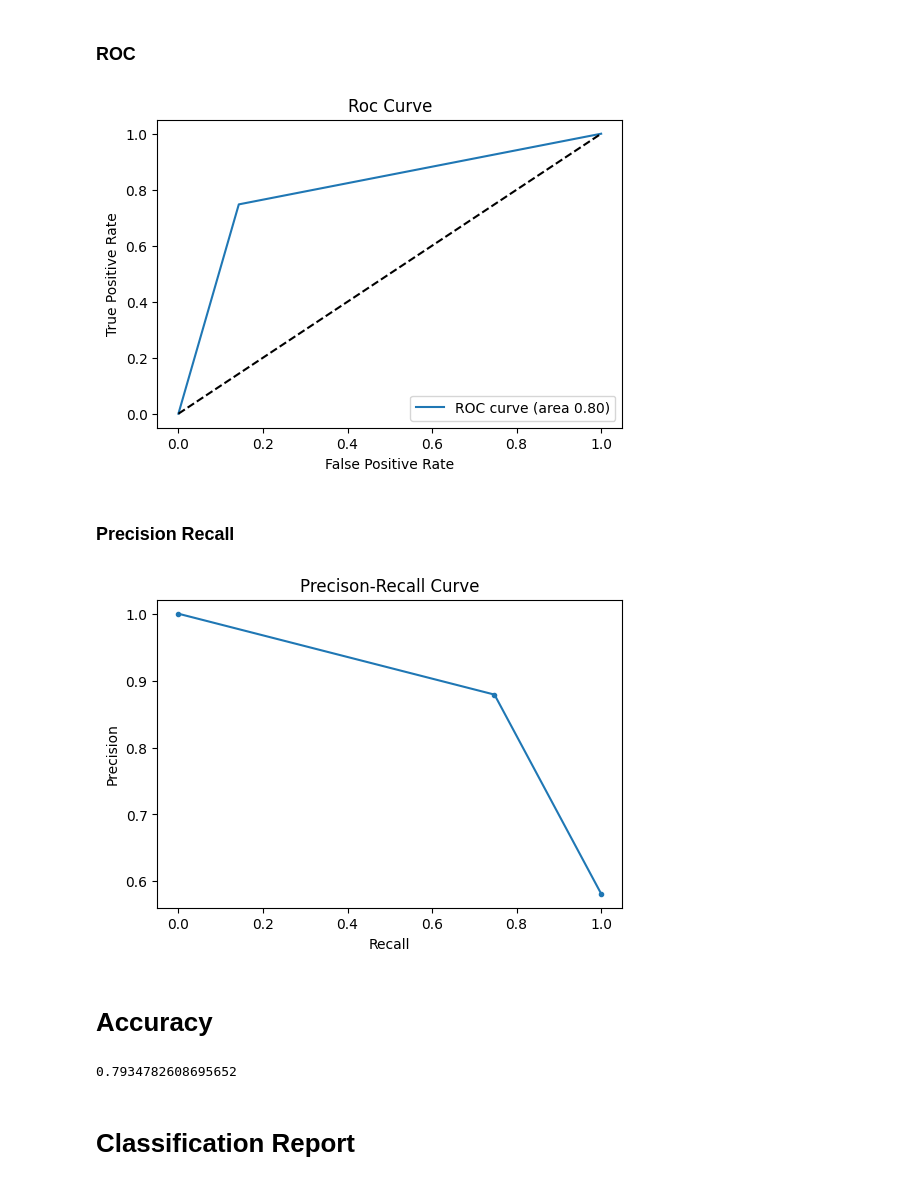
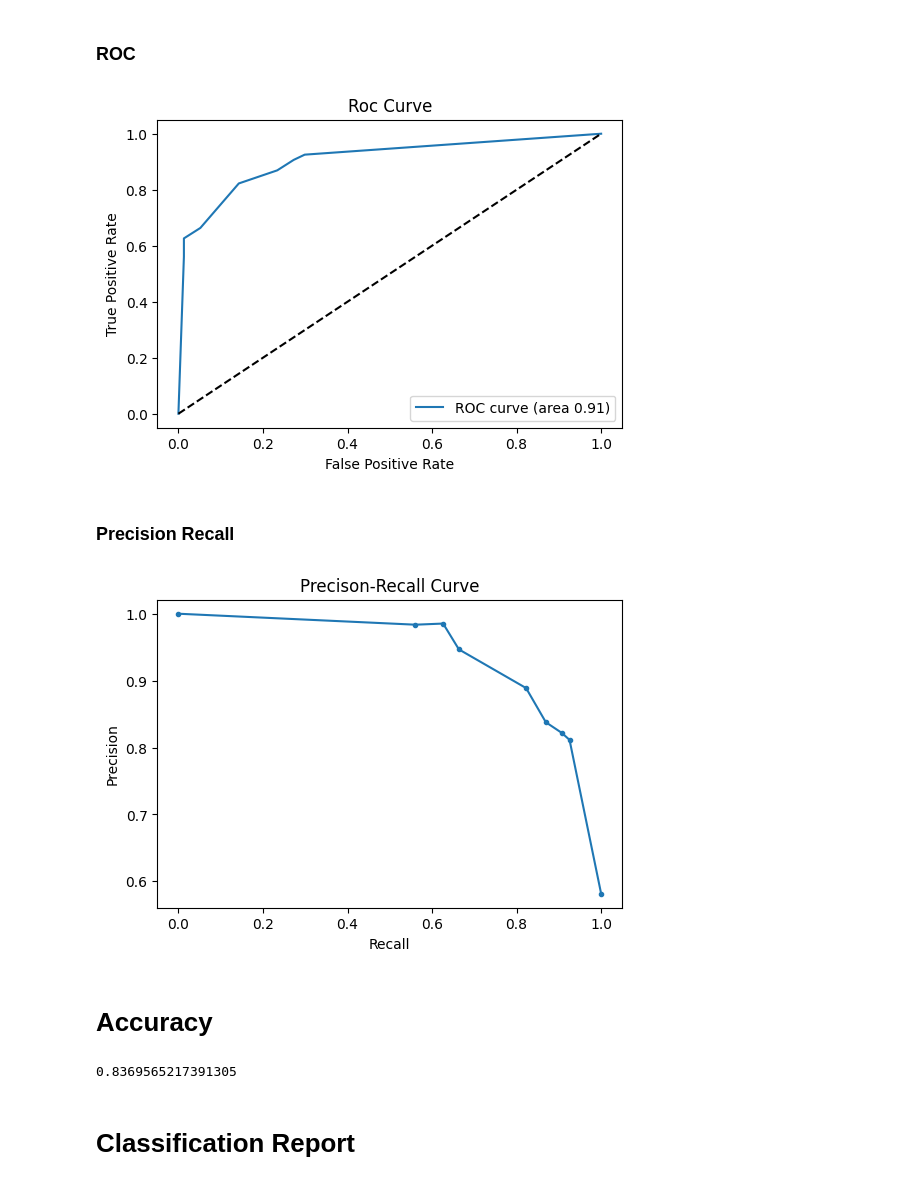
Before and after one commit to renigoms/marchine_learning_project, a Jupyter notebook: testes_com_base_de_doencas_cardiacas/decision_tree.ipynb, the cells around one changed output. Cells and saved outputs as stored; diff of their text form; code cells hidden in the pictures.

```diff
--- a/testes_com_base_de_doencas_cardiacas/decision_tree.ipynb
+++ b/testes_com_base_de_doencas_cardiacas/decision_tree.ipynb
@@ -94,8 +94,38 @@ pipe = Pipeline(steps=[('preprocessor', preprocessor), ('DT', DecisionTreeClassi
 # %%
 x_train, x_test, y_train, y_test = train_test_split(X,Y, test_size=0.2, random_state=42)
 
-pipe.fit(x_train, y_train)
-y_pred = pipe.predict_proba(x_test)[:, 1]
+from sklearn.model_selection import GridSearchCV
+
+# Define o dicionário de hiperparâmetros
+param_grid = {
+    'DT__max_depth': [3, 5, 7, 10, None],
+    'DT__min_samples_split': [2, 5, 10],
+    'DT__min_samples_leaf': [1, 2, 4]
+}
+
+"""
+    'DT__max_depth': Profundidade máxima da árvore.
+    O GridSearch vai testar árvores com profundidade
+    3, 5, 7, 10 e sem limite (None).
+
+    'DT__min_samples_split': Número mínimo de amostras
+    para dividir um nó. O GridSearch vai testar 2, 5 e 10.
+
+    'DT__min_samples_leaf': Número mínimo de amostras
+    em uma folha. O GridSearch vai testar 1, 2 e 4.
+"""
+
+# Cria o GridSearchCV usando o pipeline já definido
+grid_search = GridSearchCV(pipe, param_grid, cv=5, scoring='accuracy', n_jobs=-1)
+
+# Ajuste nos dados de treino
+grid_search.fit(x_train, y_train)
+
+# Para ROC e Precision-Recall, precisamos das probabilidades
+y_pred_proba = grid_search.predict_proba(x_test)[:, 1]
+
+# Para accuracy e confusion matrix, precisamos das predições binárias
+y_pred = grid_search.predict(x_test)
 # %% [markdown]
 # Roc and Precision Recall curve
 
@@ -109,28 +139,28 @@ import matplotlib.pyplot as plt
 # %%
 """
 False Positive Rate(fpr)
 True Positive Rate (tpr)
 """
 
-fpr, tpr, thresholds = roc_curve(y_test, y_pred)
+fpr, tpr, thresholds = roc_curve(y_test, y_pred_proba)  # Usar probabilidades
 roc_auc = auc(fpr, tpr)
 
 #Graph
 plt.figure(figsize=(6,4))
 plt.plot(fpr, tpr, label=f'ROC curve (area {roc_auc:.2f})')
 plt.plot([0,1], [0,1], 'k--')
 plt.xlabel('False Positive Rate')
 plt.ylabel('True Positive Rate')
 plt.legend(loc="lower right")
 plt.title('Roc Curve')
 plt.show()
 # %% [output]
-[figure, old version]
+[figure, new version]
 # %% [markdown]
 ### Precision Recall
 # %%
 from sklearn.metrics import precision_recall_curve
-precision, recall, threshold = precision_recall_curve(y_test, y_pred)
+precision, recall, threshold = precision_recall_curve(y_test, y_pred_proba)  # Usar probabilidades
 
 # Graph
 plt.figure(figsize=(6,4))
@@ -140,14 +170,14 @@ plt.ylabel("Precision")
 plt.title("Precison-Recall Curve")
 plt.show()
 # %% [output]
-[figure, old version]
+[figure, new version]
 # %% [markdown]
 # Accuracy
 # %%
 from sklearn.metrics import accuracy_score
 accuracy_score(y_test, y_pred)
 # %% [output]
-0.7934782608695652
+0.8369565217391305
 # %% [markdown]
 # Classification Report
 # %%
```
Also changed, not shown: parts of 6 cells of this notebook, 1 other file.
